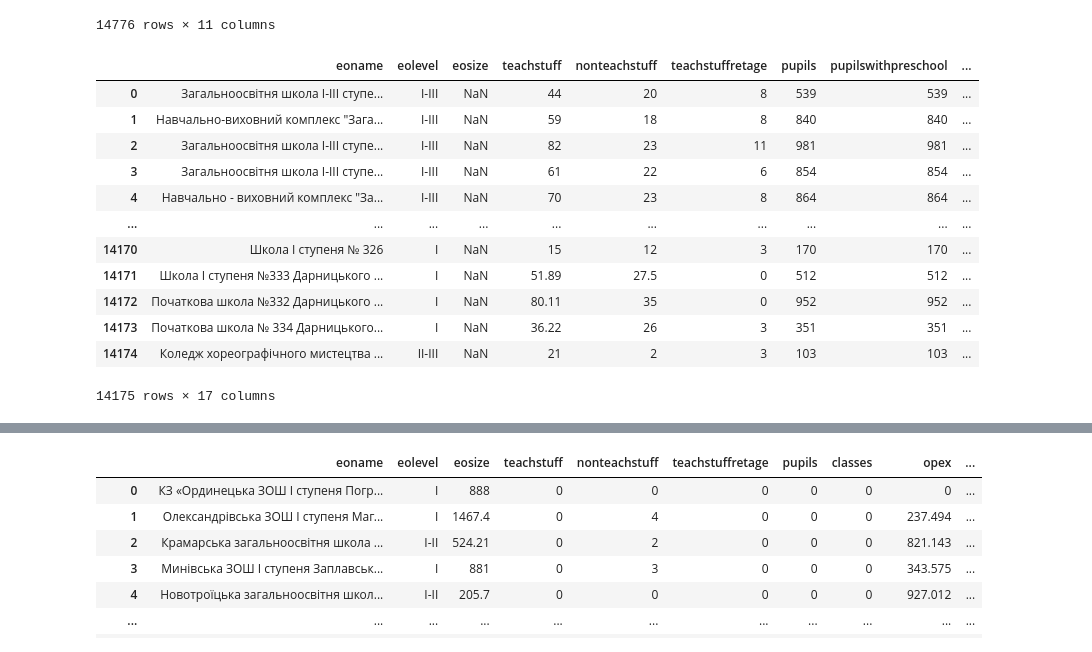
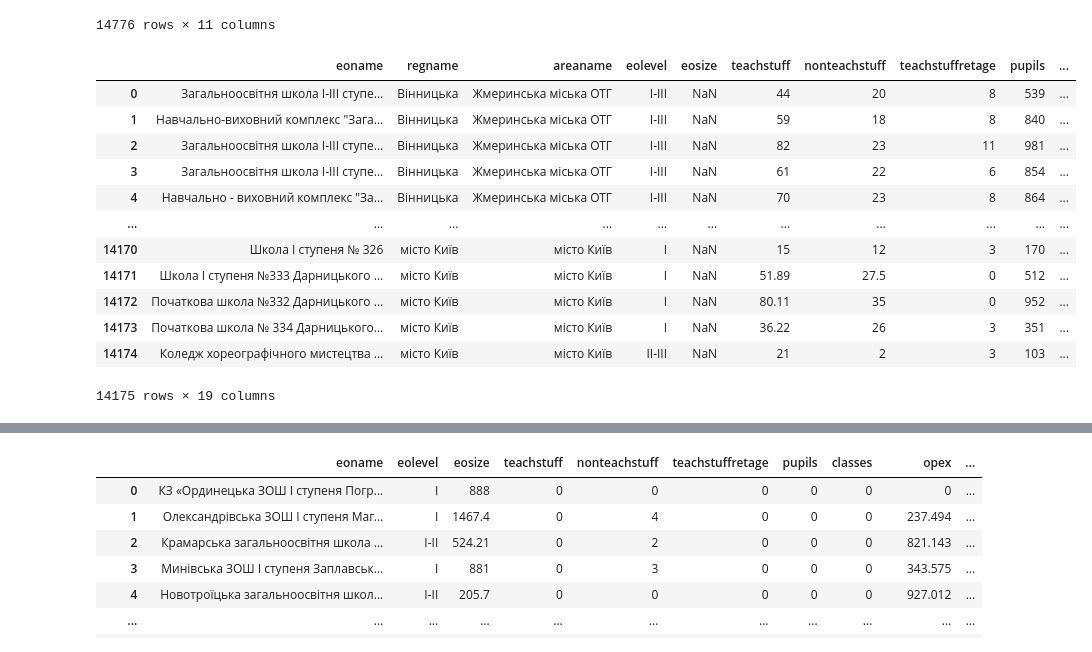
Before and after one commit to DataResponsibly/ZNO-Dataset, a Jupyter notebook: notebooks/tables_creation/Schools_stats_table.ipynb, the cells around one changed output, grey strips where cells are left out. Cells and saved outputs as stored; diff of their text form; code cells hidden in the pictures.

Commit message:
Updated Schools_stats notebook

```diff
--- a/notebooks/tables_creation/Schools_stats_table.ipynb
+++ b/notebooks/tables_creation/Schools_stats_table.ipynb
@@ -8,7 +8,7 @@ years = range(2018, 2021)
 for year in years:
     print(f"Schools stats {year} Loading...")
     file_name = f'ZZSO-{year}.xlsx'
-    dataset = pd.read_excel(f"../school_level/fin_data/{file_name}", header=1, dtype='str')
+    dataset = pd.read_excel(f"../temp_old/school_level/fin_data/{file_name}", header=1, dtype='str')
     datasets.update({year:dataset})
     print("success")
 # %% [output]
@@ -41,7 +41,7 @@ rename_dict = {
     "Код бюджету": "budgetcode",
     "Форма власності": "ownership",
     "Код ДІСО": "DISO",
-    "ЄДРПОУ": "Код ЄДРПОУ",
+    "ЄДРПОУ": "EDRPOU",
     "Видатки на функціонування закладу (загальний фонд), тис.грн.\n2020 рік (касові видатки)": "opex",
     "Видатки на функціонування закладу (загальний фонд), тис.грн.\n2021 рік (план)": "opexplan"
 }
@@ -69,22 +69,22 @@ datasets[2018]
 # %%
 datasets[2019]['year'] = 2019
 # datasets[2019].loc[datasets[2019]['Область'] != 'місто Київ', 'Область'] += ' область'
 # datasets[2019].loc[datasets[2019]['Область'] == 'місто Київ', 'Область'] = 'м.Київ'
 datasets[2019].rename(columns=rename_dict, inplace=True)
-columns = ['eoname', 'eolevel', 'eosize', 'teachstuff', 'nonteachstuff', 'teachstuffretage', 'pupils', 'pupilswithpreschool', 'classes', 'opex', 'opexplan', 'hub', 'budgetcode', 'ownership', 'DISO', 'Код ЄДРПОУ', 'year']
+columns = ['eoname', 'regname', 'areaname', 'eolevel', 'eosize', 'teachstuff', 'nonteachstuff', 'teachstuffretage', 'pupils', 'pupilswithpreschool', 'classes', 'opex', 'opexplan', 'hub', 'budgetcode', 'ownership', 'DISO', 'EDRPOU', 'year']
 datasets[2019] = datasets[2019].loc[:, columns]
 datasets[2019]
 # %% [output]
-|  | eoname | eolevel | eosize | teachstuff | nonteachstuff | teachstuffretage | pupils | pupilswithpreschool | ... |
-| 0 | Загальноосвітня школа І-ІІІ ступе... | I-III | NaN | 44 | 20 | 8 | 539 | 539 | ... |
-| 1 | Навчально-виховний комплекс "Зага... | I-III | NaN | 59 | 18 | 8 | 840 | 840 | ... |
-| 2 | Загальноосвітня школа І-ІІІ ступе... | I-III | NaN | 82 | 23 | 11 | 981 | 981 | ... |
-| 3 | Загальноосвітня школа I-III ступе... | I-III | NaN | 61 | 22 | 6 | 854 | 854 | ... |
-| 4 | Навчально - виховний комплекс "За... | I-III | NaN | 70 | 23 | 8 | 864 | 864 | ... |
-| ... | ... | ... | ... | ... | ... | ... | ... | ... | ... |
-| 14170 | Школа І ступеня № 326 | I | NaN | 15 | 12 | 3 | 170 | 170 | ... |
-| 14171 | Школа І ступеня №333 Дарницького ... | I | NaN | 51.89 | 27.5 | 0 | 512 | 512 | ... |
-| 14172 | Початкова школа №332 Дарницького ... | I | NaN | 80.11 | 35 | 0 | 952 | 952 | ... |
-| 14173 | Початкова школа № 334 Дарницького... | I | NaN | 36.22 | 26 | 3 | 351 | 351 | ... |
-| 14174 | Коледж хореографічного мистецтва ... | II-III | NaN | 21 | 2 | 3 | 103 | 103 | ... |
+|  | eoname | regname | areaname | eolevel | eosize | teachstuff | nonteachstuff | teachstuffretage | pupils | ... |
+| 0 | Загальноосвітня школа І-ІІІ ступе... | Вінницька | Жмеринська міська ОТГ | I-III | NaN | 44 | 20 | 8 | 539 | ... |
+| 1 | Навчально-виховний комплекс "Зага... | Вінницька | Жмеринська міська ОТГ | I-III | NaN | 59 | 18 | 8 | 840 | ... |
+| 2 | Загальноосвітня школа І-ІІІ ступе... | Вінницька | Жмеринська міська ОТГ | I-III | NaN | 82 | 23 | 11 | 981 | ... |
+| 3 | Загальноосвітня школа I-III ступе... | Вінницька | Жмеринська міська ОТГ | I-III | NaN | 61 | 22 | 6 | 854 | ... |
+| 4 | Навчально - виховний комплекс "За... | Вінницька | Жмеринська міська ОТГ | I-III | NaN | 70 | 23 | 8 | 864 | ... |
+| ... | ... | ... | ... | ... | ... | ... | ... | ... | ... | ... |
+| 14170 | Школа І ступеня № 326 | місто Київ | місто Київ | I | NaN | 15 | 12 | 3 | 170 | ... |
+| 14171 | Школа І ступеня №333 Дарницького ... | місто Київ | місто Київ | I | NaN | 51.89 | 27.5 | 0 | 512 | ... |
+| 14172 | Початкова школа №332 Дарницького ... | місто Київ | місто Київ | I | NaN | 80.11 | 35 | 0 | 952 | ... |
+| 14173 | Початкова школа № 334 Дарницького... | місто Київ | місто Київ | I | NaN | 36.22 | 26 | 3 | 351 | ... |
+| 14174 | Коледж хореографічного мистецтва ... | місто Київ | місто Київ | II-III | NaN | 21 | 2 | 3 | 103 | ... |
-14175 rows × 17 columns
+14175 rows × 19 columns
```
Also changed, not shown: parts of 6 cells of this notebook.
